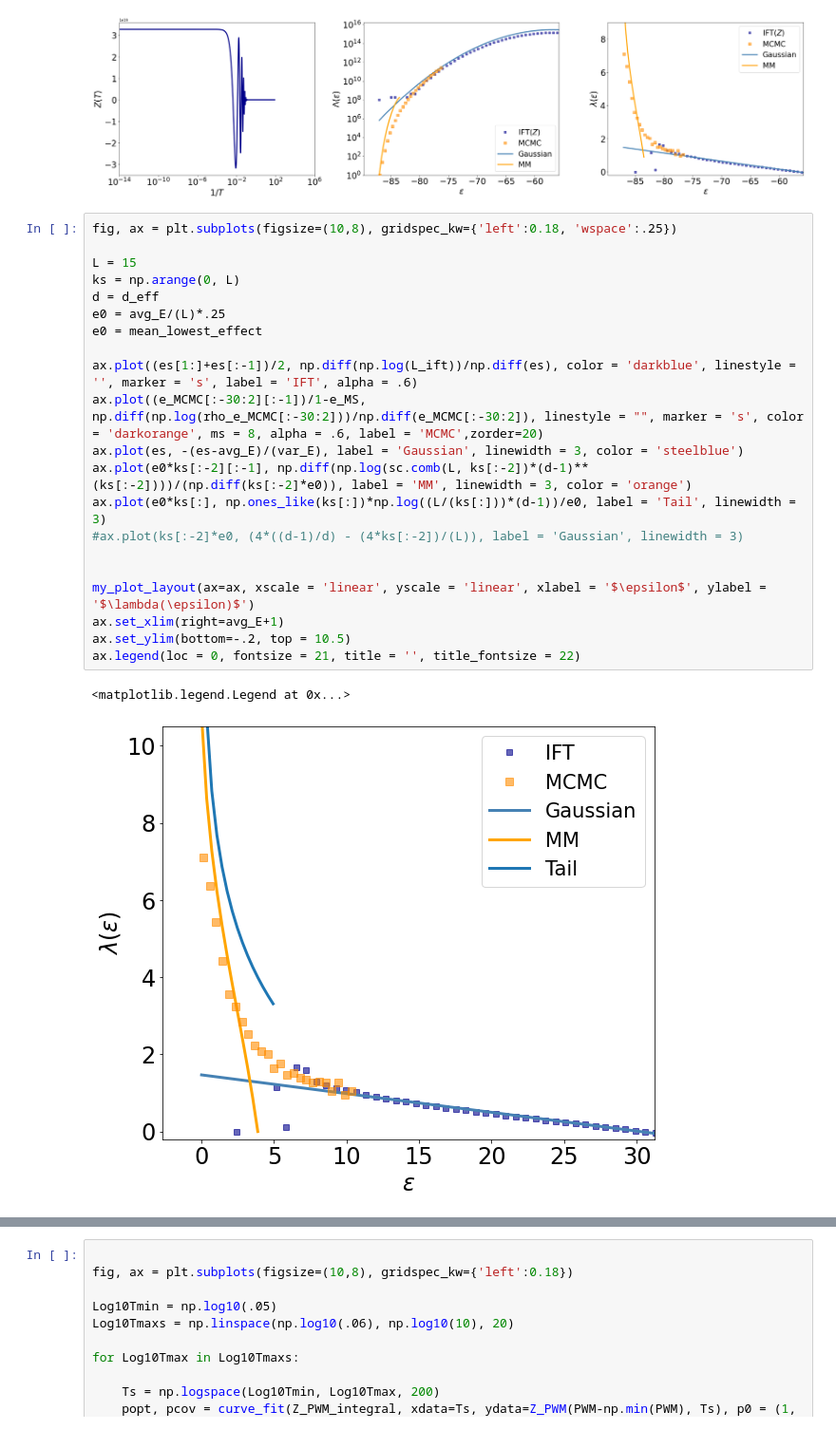
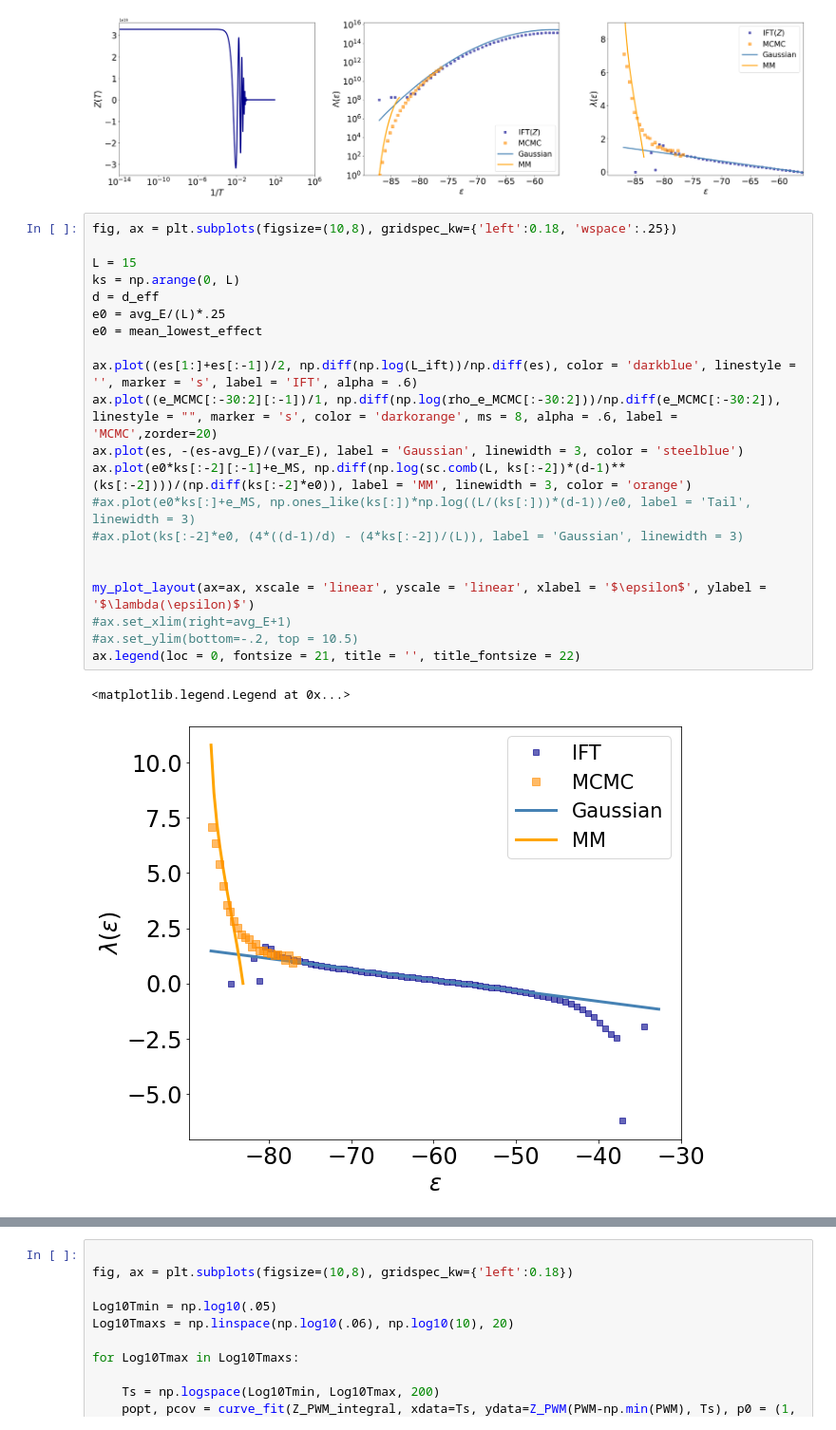
Before and after one commit to rmorantovar/Immune_System, a Jupyter notebook: Jupyter_Notebooks/5_Geometric_exponent.ipynb, the cells around one changed output, grey strips where cells are left out. Shown at 95% size. Saved outputs shown, nothing was run; the diff lists cells and outputs as text.

Commit message:
improves in figures. Mac20

```diff
--- a/Jupyter_Notebooks/5_Geometric_exponent.ipynb
+++ b/Jupyter_Notebooks/5_Geometric_exponent.ipynb
@@ -486,27 +486,27 @@ fig.savefig('../Figures/5_Geometric_exponent/PWM_Z_lambda.png')
 # %%
 fig, ax = plt.subplots(figsize=(10,8), gridspec_kw={'left':0.18, 'wspace':.25})
 
 L = 15
 ks = np.arange(0, L)
 d = d_eff
 e0 = avg_E/(L)*.25
 e0 = mean_lowest_effect
 
 ax.plot((es[1:]+es[:-1])/2, np.diff(np.log(L_ift))/np.diff(es), color = 'darkblue', linestyle = '', marker = 's', label = 'IFT', alpha = .6)
-ax.plot((e_MCMC[:-30:2][:-1])/1-e_MS, np.diff(np.log(rho_e_MCMC[:-30:2]))/np.diff(e_MCMC[:-30:2]), linestyle = "", marker = 's', color = 'darkorange', ms = 8, alpha = .6, label = 'MCMC',zorder=20)
+ax.plot((e_MCMC[:-30:2][:-1])/1, np.diff(np.log(rho_e_MCMC[:-30:2]))/np.diff(e_MCMC[:-30:2]), linestyle = "", marker = 's', color = 'darkorange', ms = 8, alpha = .6, label = 'MCMC',zorder=20)
 ax.plot(es, -(es-avg_E)/(var_E), label = 'Gaussian', linewidth = 3, color = 'steelblue')
-ax.plot(e0*ks[:-2][:-1], np.diff(np.log(sc.comb(L, ks[:-2])*(d-1)**(ks[:-2])))/(np.diff(ks[:-2]*e0)), label = 'MM', linewidth = 3, color = 'orange')
-ax.plot(e0*ks[:], np.ones_like(ks[:])*np.log((L/(ks[:]))*(d-1))/e0, label = 'Tail', linewidth = 3)
+ax.plot(e0*ks[:-2][:-1]+e_MS, np.diff(np.log(sc.comb(L, ks[:-2])*(d-1)**(ks[:-2])))/(np.diff(ks[:-2]*e0)), label = 'MM', linewidth = 3, color = 'orange')
+#ax.plot(e0*ks[:]+e_MS, np.ones_like(ks[:])*np.log((L/(ks[:]))*(d-1))/e0, label = 'Tail', linewidth = 3)
 #ax.plot(ks[:-2]*e0, (4*((d-1)/d) - (4*ks[:-2])/(L)), label = 'Gaussian', linewidth = 3)
 
 
 my_plot_layout(ax=ax, xscale = 'linear', yscale = 'linear', xlabel = '$\epsilon$', ylabel = '$\lambda(\epsilon)$')
-ax.set_xlim(right=avg_E+1)
-ax.set_ylim(bottom=-.2, top = 10.5)
+#ax.set_xlim(right=avg_E+1)
+#ax.set_ylim(bottom=-.2, top = 10.5)
 ax.legend(loc = 0, fontsize = 21, title = '', title_fontsize = 22)
 # %% [output]
 <matplotlib.legend.Legend at 0x...>
-[figure, old version]
+[figure, new version]
 # %%
 fig, ax = plt.subplots(figsize=(10,8), gridspec_kw={'left':0.18})
 es = np.linspace(min_E, max_E, 10000)
```
Also changed, not shown: parts of 4 cells of this notebook, 34 other files.
